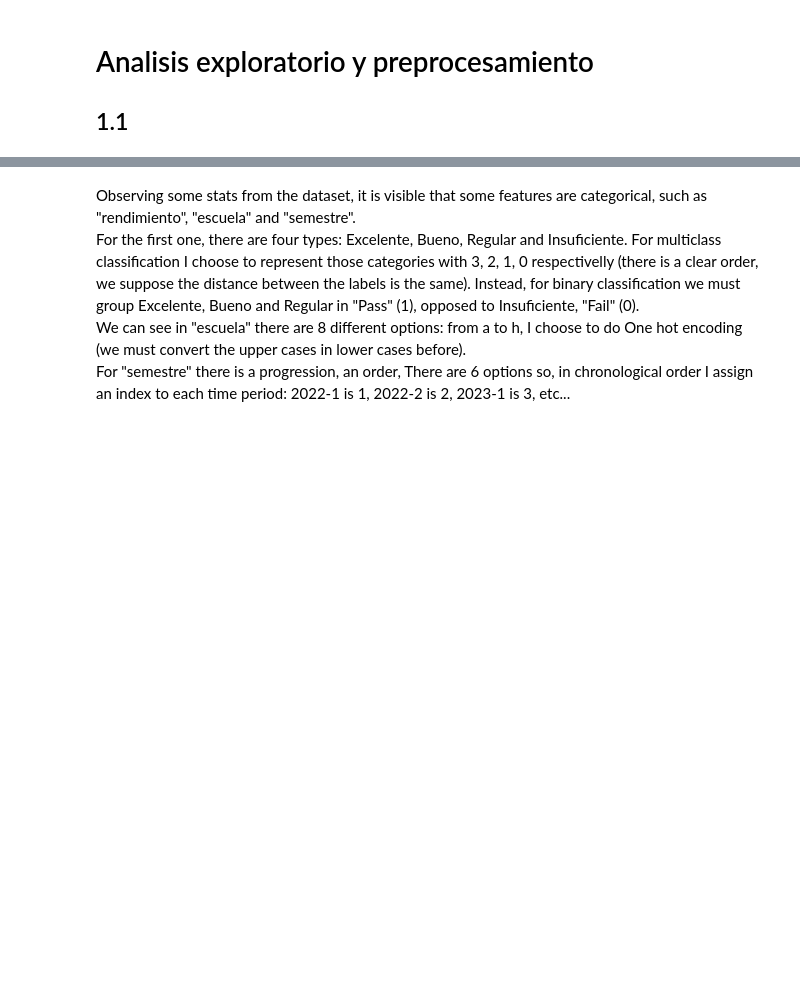
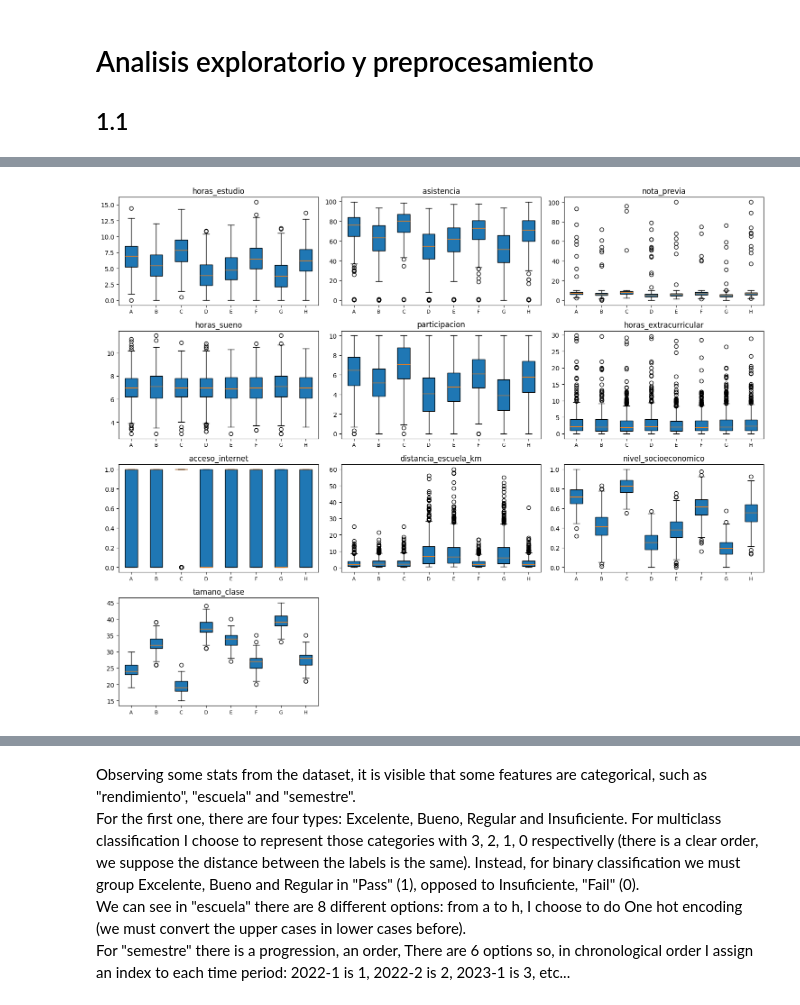
Before and after one commit to ClaraZb/TP2_ML, a Jupyter notebook: Entrega_TP2.ipynb, the cells around one changed output, grey strips where cells are left out. Cells and saved outputs as stored; diff of their text form; code cells hidden in the pictures; blank space fills up the shorter version.

```diff
--- a/Entrega_TP2.ipynb
+++ b/Entrega_TP2.ipynb
@@ -23,3 +95,33 @@ df_test = pd.read_csv('data/raw/rendimiento_estudiantes_test.csv')
+# %%
+import math
+#chatgpt:
+def graficar_por_escuela(df, features_list):
+    cols = 3
+    rows = math.ceil(len(features_list) / cols)
+    fig, axs = plt.subplots(rows, cols, figsize=(cols * 5, rows * 3))
+    axs = axs.flatten()
+
+    escuelas = sorted(df["escuela"].dropna().unique())
+
+    for i, feature in enumerate(features_list):
+        data_by_escuela = [df.loc[df["escuela"] == e, feature].dropna() for e in escuelas]
+        axs[i].boxplot(data_by_escuela, tick_labels=escuelas, patch_artist=True)
+        axs[i].set_title(feature)
+        axs[i].tick_params(axis="x", labelsize=8)
+
+    for j in range(i + 1, len(axs)):
+        axs[j].set_visible(False)
+
+    plt.tight_layout()
+    plt.show()
+
+features_graficar = ["horas_estudio", "asistencia", "nota_previa", "horas_sueno", "participacion",
+                    "horas_extracurricular", "acceso_internet", "distancia_escuela_km",
+                     "nivel_socioeconomico", "tamano_clase"] #TODO: agregar semestre?
+
+graficar_por_escuela(df_dev, features_graficar)
+# %% [output]
+[figure, added]
 # %%
 print_dataset_extract(df_dev)
 # %% [output]
```
Also changed, not shown: parts of 10 cells of this notebook, 2 other files.
